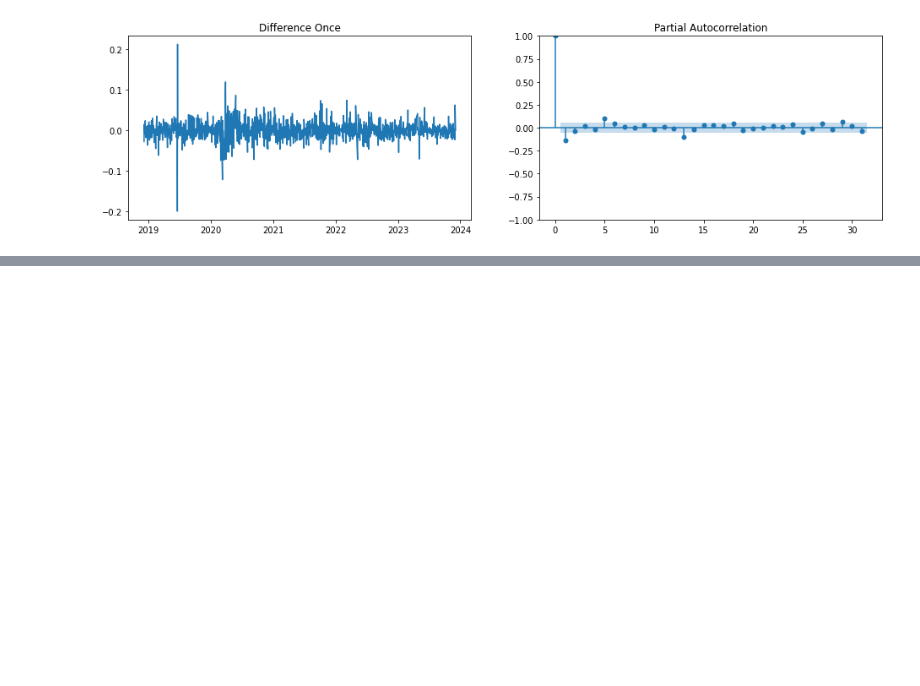
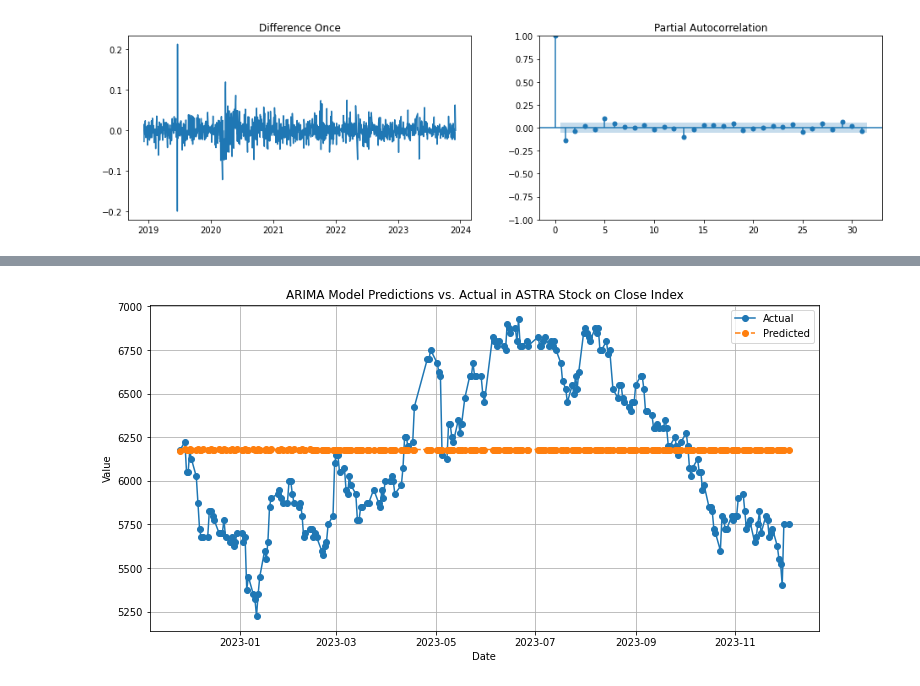
Before and after one commit to darrenxx3/Astra-International-stock-prediction, a Jupyter notebook: code.ipynb, the cells around one changed output, grey strips where cells are left out. Cells and saved outputs as stored; diff of their text form; code cells hidden in the pictures; blank space fills up the shorter version.

Commit message:
add train test, ARIMA/SARIMAX model, and predict

```diff
--- a/code.ipynb
+++ b/code.ipynb
@@ -341,0 +350,10 @@ from sklearn.model_selection import train_test_split
+# %%
+print(asii.shape)
+train = asii.iloc[:987]
+test = asii.iloc[986:]
+print(train.shape, test.shape)
+
+# print(asii.shape)
+# train = asii.iloc[:-46]
+# test = asii.iloc[-45:]
+# print(train.shape, test.shape)
@@ -341,0 +363,4 @@ from sklearn.model_selection import train_test_split
+# %%
+model= ARIMA(train, order=(5,1,5))
+results = model.fit()
+results.summary()
@@ -341,0 +394,9 @@ from sklearn.model_selection import train_test_split
+# %%
+start=len(train)
+end = len(train) + len(test) - 1
+
+# Use the 'forecast()' method to make predictions
+pred = results.forecast(steps=len(test))
+
+# 'pred' contains the point forecasts
+print(pred)
@@ -341,0 +422,15 @@ from sklearn.model_selection import train_test_split
+# %%
+import matplotlib.pyplot as plt
+
+# Assuming you have the actual values in 'test' and 'pred' contains the point forecasts
+plt.figure(figsize=(12, 6))
+plt.plot(test.index, test, label='Actual', marker='o')
+plt.plot(test.index, pred, label='Predicted', linestyle='--', marker='o')
+plt.xlabel('Date')
+plt.ylabel('Value')
+plt.title('ARIMA Model Predictions vs. Actual in ASTRA Stock on Close Index')
+plt.legend()
+plt.grid(True)
+plt.show()
+# %% [output]
+[figure, added]
```
Also changed, not shown: parts of 8 cells of this notebook.
